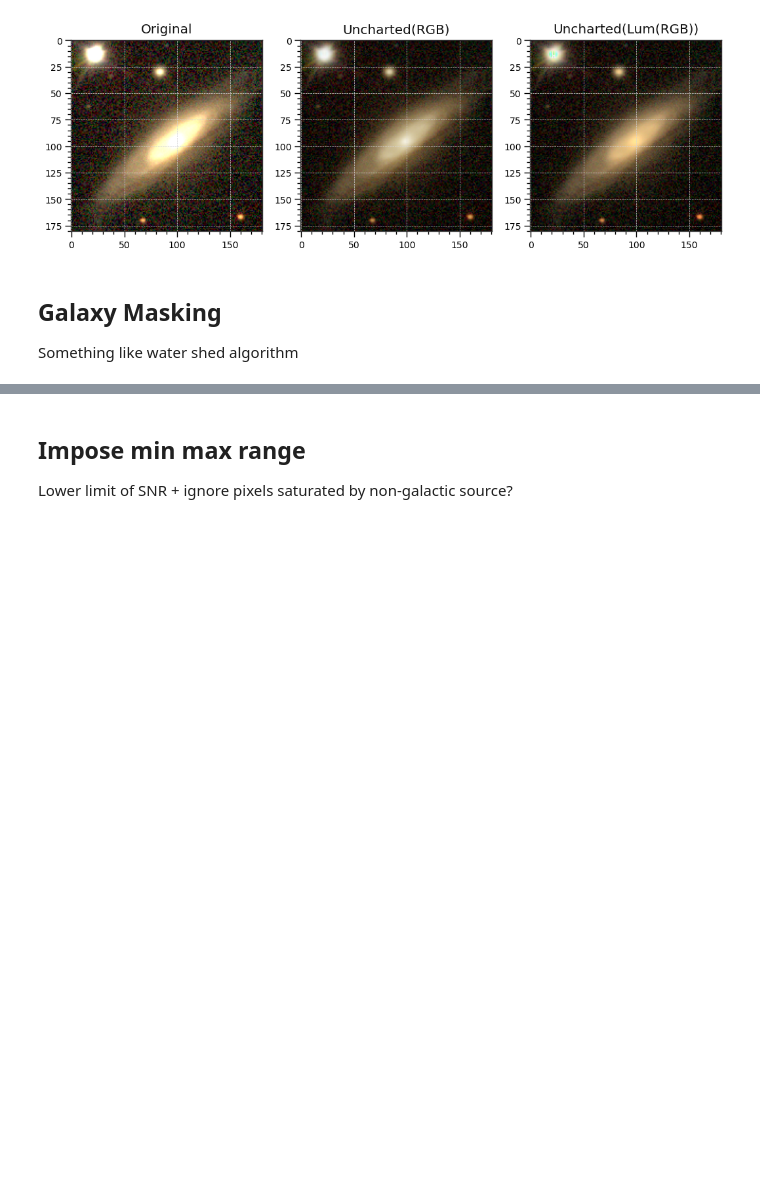
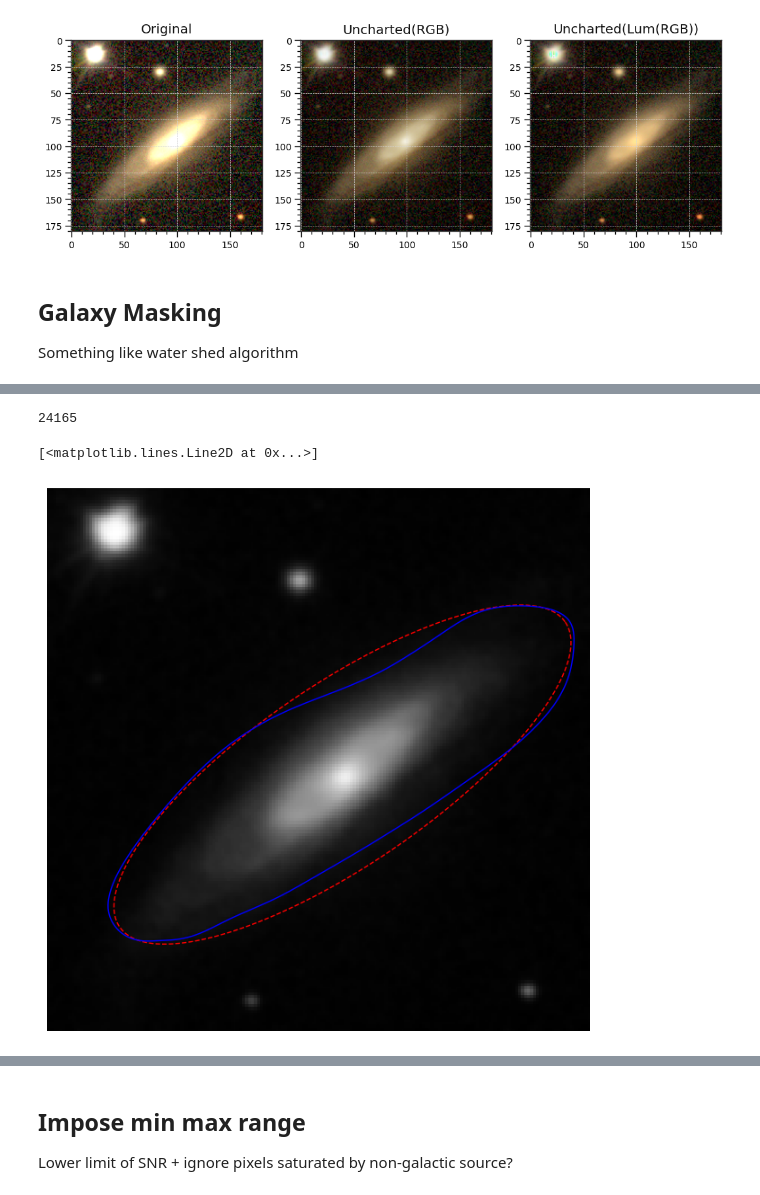
Before and after one commit to Hoseung/astroBF, a Jupyter notebook: notebooks/Galaxy test case.ipynb, the cells around one changed output, grey strips where cells are left out. Saved outputs shown, nothing was run; the diff lists cells and outputs as text; code cells hidden in the pictures; blank space fills up the shorter version.

```diff
--- a/notebooks/Galaxy test case.ipynb
+++ b/notebooks/Galaxy test case.ipynb
@@ -88,0 +158,25 @@ masked = mask_galaxy(img)
+# %%
+from skimage.filters import gaussian
+def ellipse(a, b, pa, npoints=500):
+    get_x = lambda theta : a*np.cos(theta)*np.cos(pa) - b*np.sin(theta)*np.sin(pa)
+    get_y = lambda theta : a*np.cos(theta)*np.sin(pa) + b*np.sin(theta)*np.cos(pa)
+    theta = np.linspace(0,2*np.pi,npoints)
+    return get_x(theta), get_y(theta)
+# %%
+gray = color.rgb2gray(mapped)
+
+x,y = ellipse(90,30,-0.6)
+xc, yc = 98, 95
+points = np.stack((x+xc,y+yc)).T
+# %%
+427*36 + 8793
+# %% [output]
+24165
+# %%
+snake = seg.active_contour(gaussian(gray, 1), points, alpha=0.005, beta=13, gamma=0.004)
+fig, ax = image_show(gaussian(gray, 1))
+ax.plot(points[:,0], points[:,1], '--r')
+ax.plot(snake[:,0], snake[:,1], '-b')
+# %% [output]
+[<matplotlib.lines.Line2D at 0x...>]
+[figure, added]
```
Also changed, not shown: parts of 21 cells of this notebook, 2 other files.
